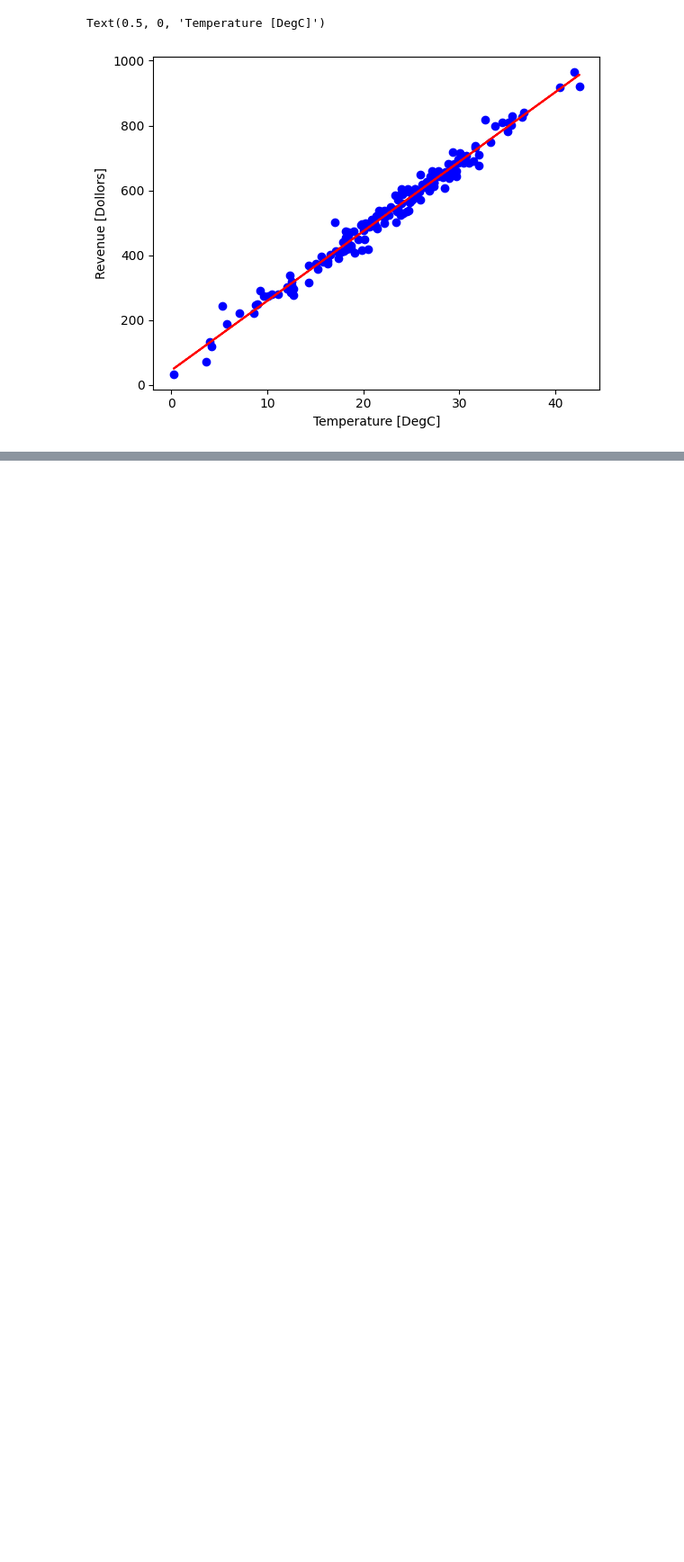
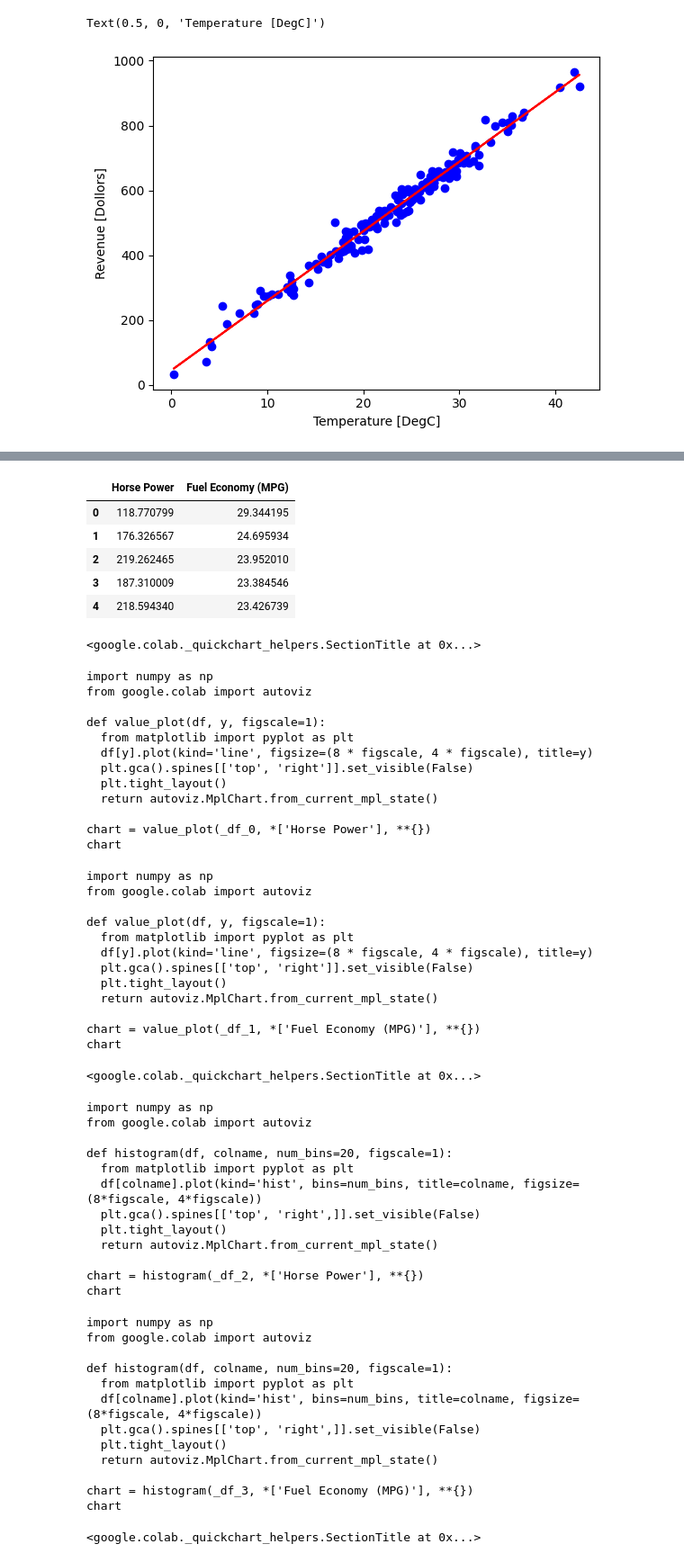
Before and after one commit to mullurirevanthkumar/machine-learning, a Jupyter notebook: Linear_Regression.ipynb, the cells around one changed output, grey strips where cells are left out. Shown at 90% size. Cells and saved outputs as stored; diff of their text form; code cells hidden in the pictures; blank space fills up the shorter version.

```diff
--- a/Linear_Regression.ipynb
+++ b/Linear_Regression.ipynb
@@ -135,0 +143,61 @@ Text(0.5, 0, 'Temperature [DegC]')
+# %%
+fuel_economy = pd.read_csv('/content/sample_data/FuelEconomy.csv')
+fuel_economy.head(5)
+# %% [output]
+|  | Horse Power | Fuel Economy (MPG) |
+| 0 | 118.770799 | 29.344195 |
+| 1 | 176.326567 | 24.695934 |
+| 2 | 219.262465 | 23.952010 |
+| 3 | 187.310009 | 23.384546 |
+| 4 | 218.594340 | 23.426739 |
+<google.colab._quickchart_helpers.SectionTitle at 0x...>
+import numpy as np
+from google.colab import autoviz
+
+def value_plot(df, y, figscale=1):
+  from matplotlib import pyplot as plt
+  df[y].plot(kind='line', figsize=(8 * figscale, 4 * figscale), title=y)
+  plt.gca().spines[['top', 'right']].set_visible(False)
+  plt.tight_layout()
+  return autoviz.MplChart.from_current_mpl_state()
+
+chart = value_plot(_df_0, *['Horse Power'], **{})
+chart
+import numpy as np
+from google.colab import autoviz
+
+def value_plot(df, y, figscale=1):
+  from matplotlib import pyplot as plt
+  df[y].plot(kind='line', figsize=(8 * figscale, 4 * figscale), title=y)
+  plt.gca().spines[['top', 'right']].set_visible(False)
+  plt.tight_layout()
+  return autoviz.MplChart.from_current_mpl_state()
+
+chart = value_plot(_df_1, *['Fuel Economy (MPG)'], **{})
+chart
+<google.colab._quickchart_helpers.SectionTitle at 0x...>
+import numpy as np
+from google.colab import autoviz
+
+def histogram(df, colname, num_bins=20, figscale=1):
+  from matplotlib import pyplot as plt
+  df[colname].plot(kind='hist', bins=num_bins, title=colname, figsize=(8*figscale, 4*figscale))
+  plt.gca().spines[['top', 'right',]].set_visible(False)
+  plt.tight_layout()
+  return autoviz.MplChart.from_current_mpl_state()
+
+chart = histogram(_df_2, *['Horse Power'], **{})
+chart
+import numpy as np
+from google.colab import autoviz
+
+def histogram(df, colname, num_bins=20, figscale=1):
+  from matplotlib import pyplot as plt
+  df[colname].plot(kind='hist', bins=num_bins, title=colname, figsize=(8*figscale, 4*figscale))
+  plt.gca().spines[['top', 'right',]].set_visible(False)
+  plt.tight_layout()
+  return autoviz.MplChart.from_current_mpl_state()
+
+chart = histogram(_df_3, *['Fuel Economy (MPG)'], **{})
+chart
+<google.colab._quickchart_helpers.SectionTitle at 0x...>
```
Also changed, not shown: parts of 9 cells of this notebook.
